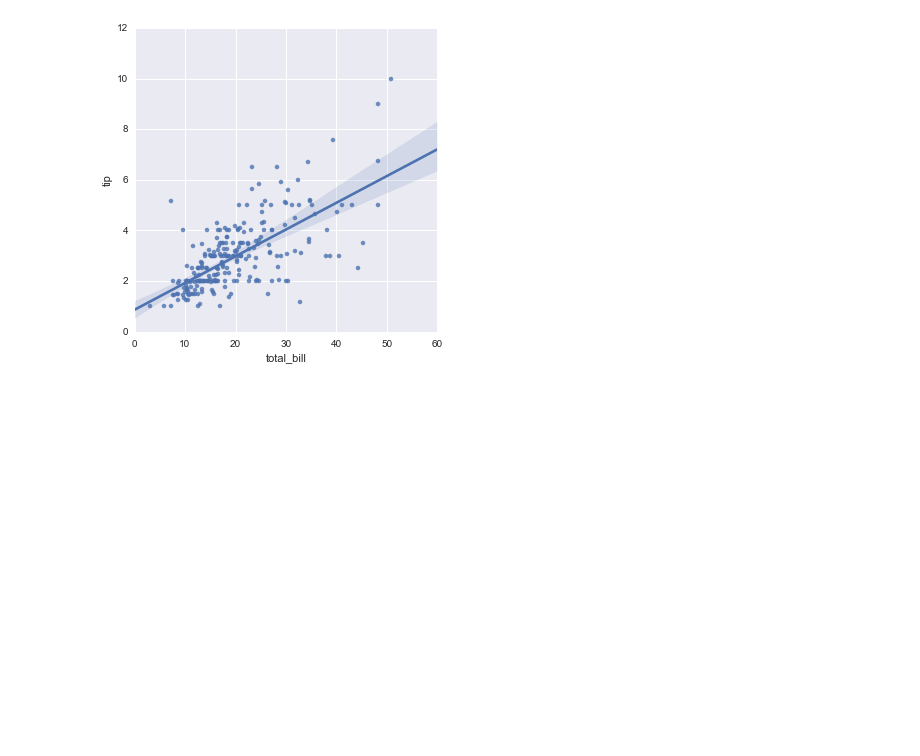
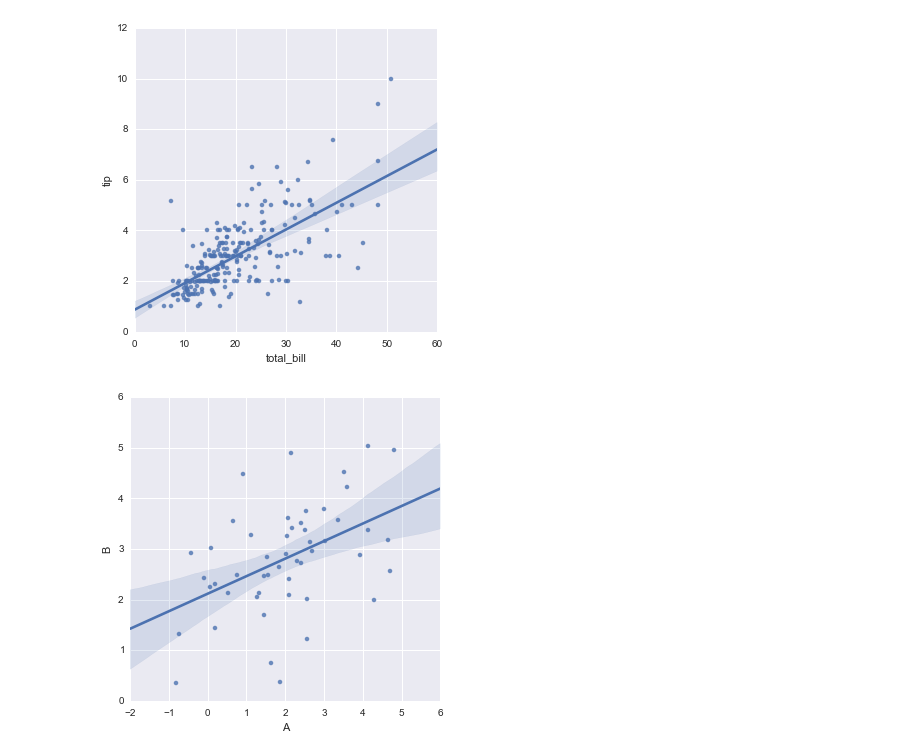
Before and after one commit to tarmstro/mvbop, a Jupyter notebook: seaborn_tutorial.ipynb, the cells around one changed output. Saved outputs shown, nothing was run; the diff lists cells and outputs as text; code cells hidden in the pictures; blank space fills up the shorter version.

```diff
--- a/seaborn_tutorial.ipynb
+++ b/seaborn_tutorial.ipynb
@@ -337,3 +337,12 @@ sns.lmplot("total_bill", "big_tip", tips, y_jitter=.05, logistic=True);
 sns.lmplot("total_bill", "tip", tips, robust=True, n_boot=500);
 # %% [output]
 [figure]
+# %%
+c = np.random.randn(50)
+a = 2 + c + np.random.randn(50)
+b = 3 + c + np.random.randn(50)
+df = pd.DataFrame(dict(A=a, B=b, C=c), columns=list("ABC"))
+# %%
+sns.lmplot("A", "B", df);
+# %% [output]
+[figure, added]
```
